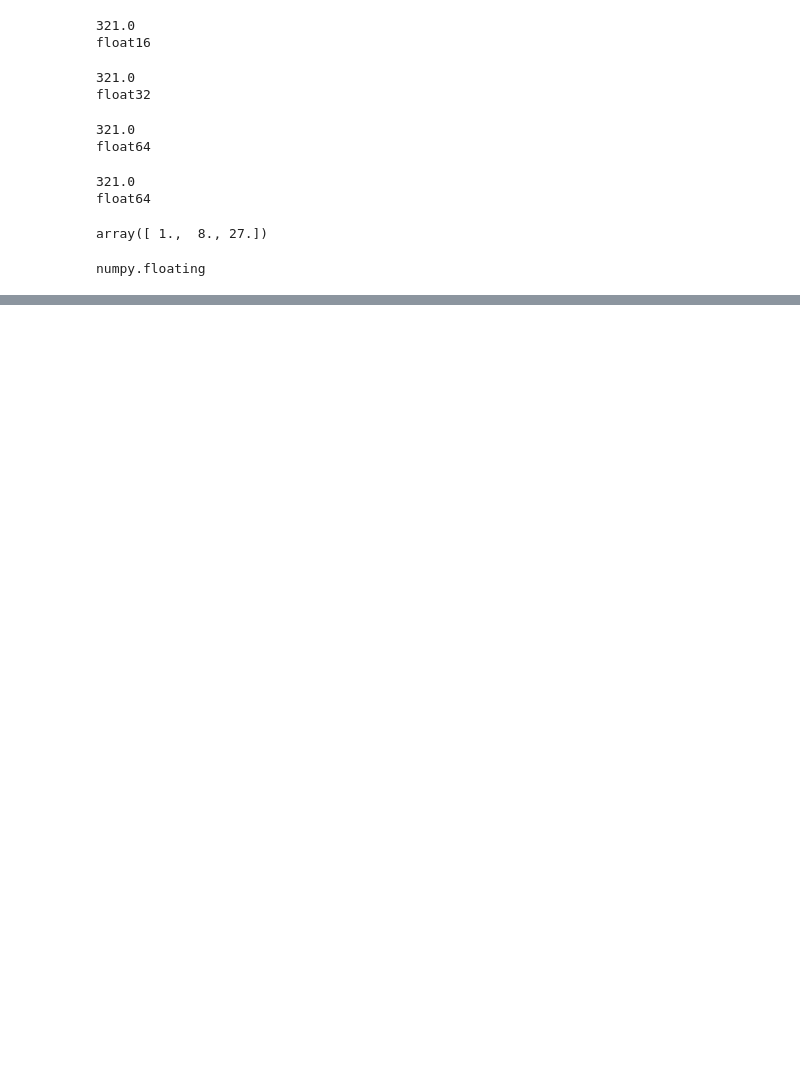
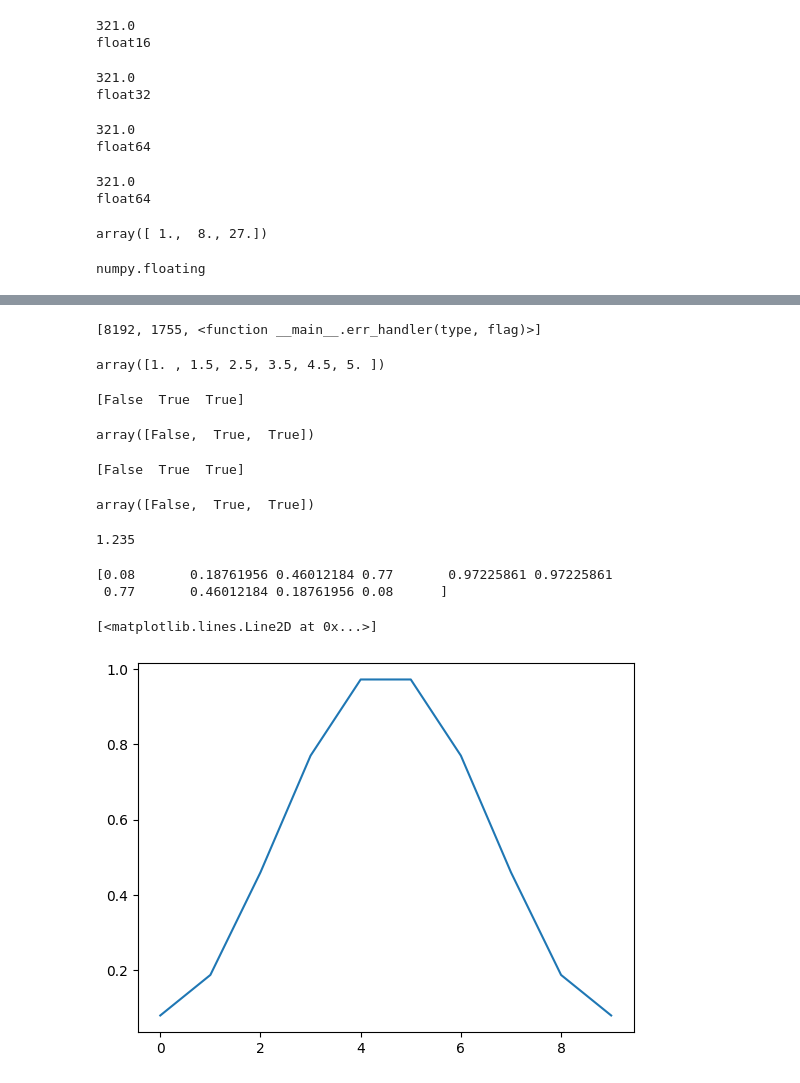
Before and after one commit to IqrorjonCoder/all-numpy-functions, a Jupyter notebook: numpy all functions.ipynb, the cells around one changed output, grey strips where cells are left out. Cells and saved outputs as stored; diff of their text form; code cells hidden in the pictures; blank space fills up the shorter version.

```diff
--- a/numpy all functions.ipynb
+++ b/numpy all functions.ipynb
@@ -1704,0 +1954,47 @@ numpy.floating
+# %%
+
+#two hundred and first function is np.geterrobj
+np.geterrobj()
+# %% [output]
+[8192, 1755, <function __main__.err_handler(type, flag)>]
+# %%
+
+#two hundred and second function is np.gradient
+
+np.gradient(np.array([1, 2, 4, 7, 11, 16]))
+# %% [output]
+array([1. , 1.5, 2.5, 3.5, 4.5, 5. ])
+# %%
+
+#two hundred and third function is np.greater
+print(np.greater([1,2,3], [2,1,0]))
+np.array([1,2,3]) > np.array([2,1,0])
+# %% [output]
+[False  True  True]
+array([False,  True,  True])
+# %%
+
+#two hundred and fourth function is np.greater_equal
+print(np.greater_equal([1,2,0], [2,1,0]))
+np.array([1,2,3]) > np.array([2,1,0])
+# %% [output]
+[False  True  True]
+array([False,  True,  True])
+# %%
+
+#two hundred and fifth function is np.half
+
+np.half(1.23542343654)
+# %% [output]
+1.235
+# %%
+
+#two hundred and sixth function is np.hamming
+print(np.hamming(10))
+import matplotlib.pyplot as plt
+plt.plot(np.hamming(10))
+# %% [output]
+[0.08       0.18761956 0.46012184 0.77       0.97225861 0.97225861
+ 0.77       0.46012184 0.18761956 0.08      ]
+[<matplotlib.lines.Line2D at 0x...>]
+[figure, added]
```
Also changed, not shown: parts of 73 cells of this notebook.
